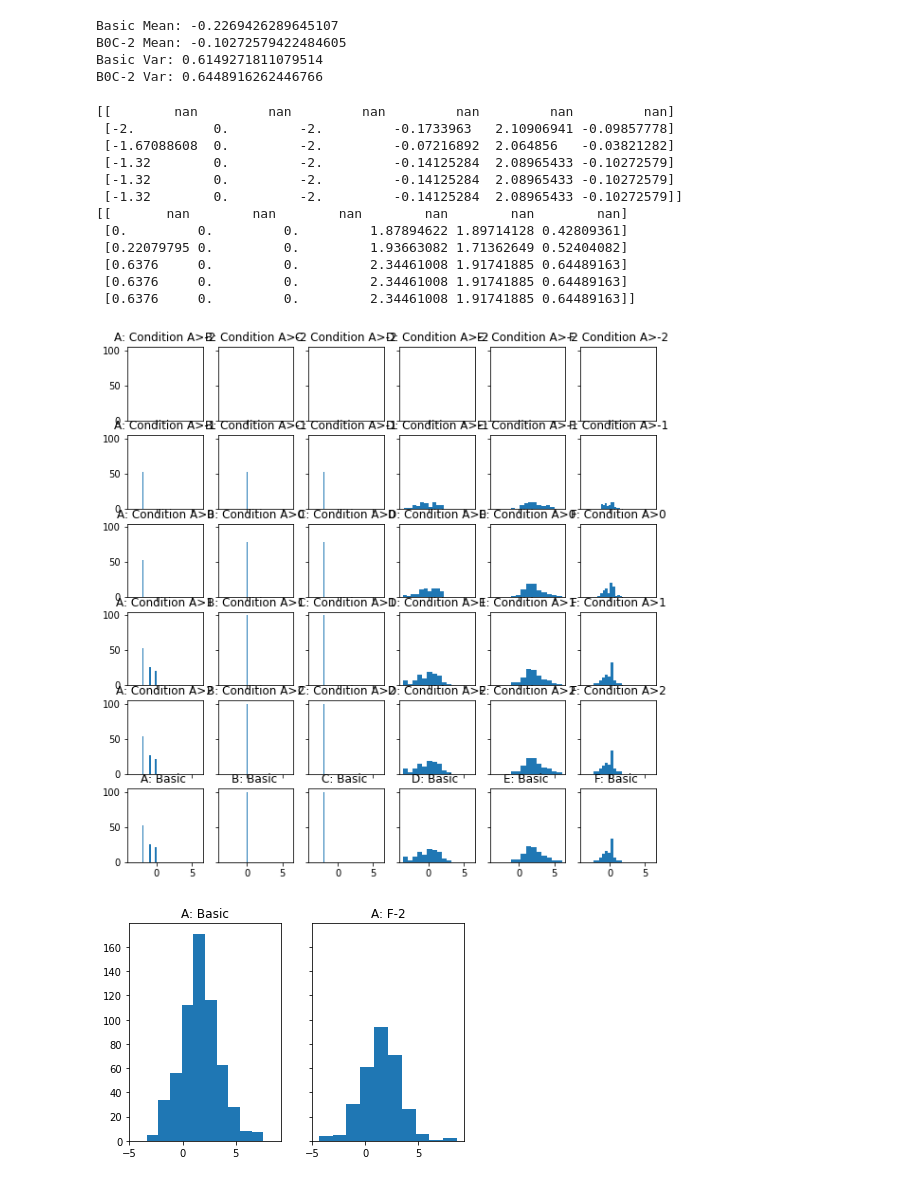
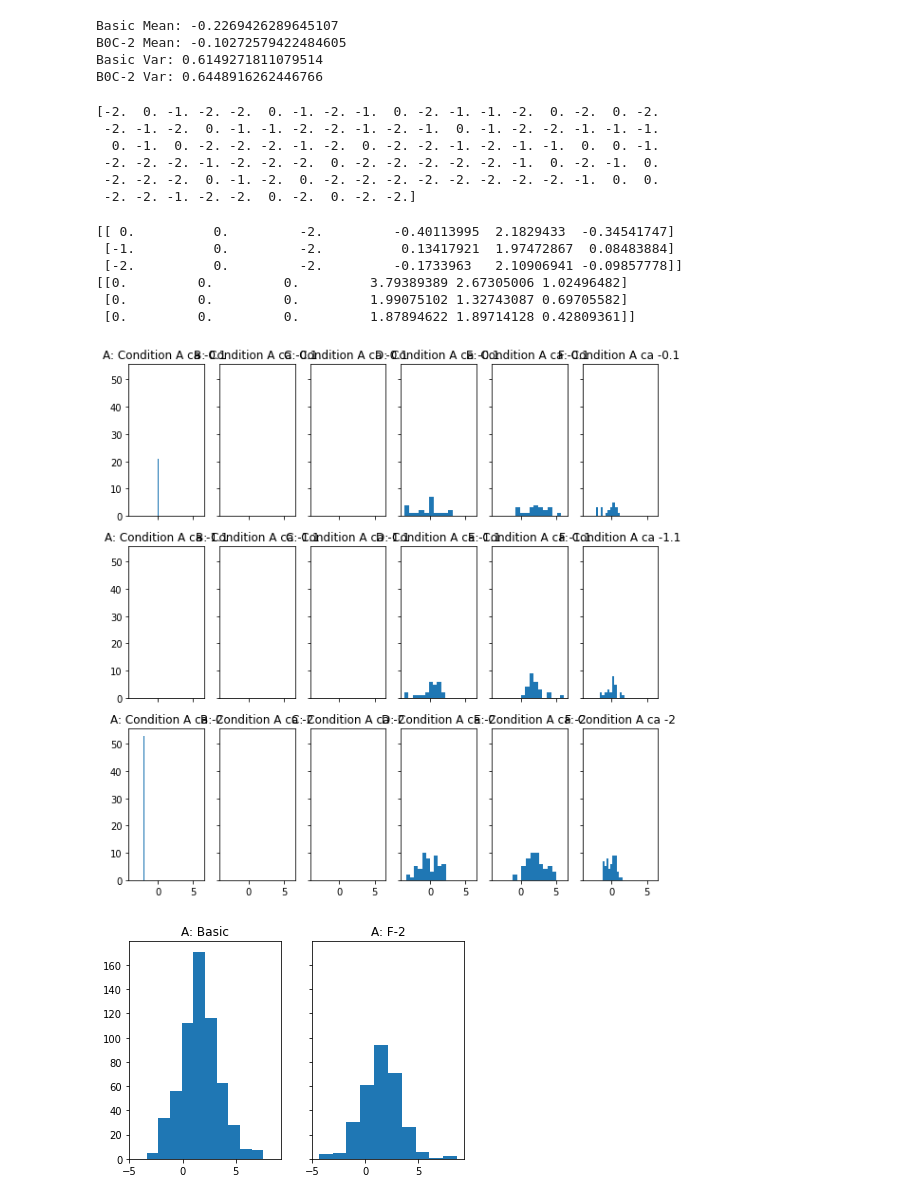
Before and after one commit to VeryThankYou/AktivMLCausality, a Jupyter notebook: Test_Graph_Notebook.ipynb, the cells around one changed output. Cells and saved outputs as stored; diff of their text form; code cells hidden in the pictures.

```diff
--- a/Test_Graph_Notebook.ipynb
+++ b/Test_Graph_Notebook.ipynb
@@ -850,42 +696,51 @@ Basic Mean: -0.2269426289645107
 B0C-2 Mean: -0.10272579422484605
 Basic Var: 0.6149271811079514
 B0C-2 Var: 0.6448916262446766
+# %%
+print(data_b0c2_matrix[:,0])
+# %% [output]
+[-2.  0. -1. -2. -2.  0. -1. -2. -1.  0. -2. -1. -1. -2.  0. -2.  0. -2.
+ -2. -1. -2.  0. -1. -1. -2. -2. -1. -2. -1.  0. -1. -2. -2. -1. -1. -1.
+  0. -1.  0. -2. -2. -2. -1. -2.  0. -2. -2. -1. -2. -1. -1.  0.  0. -1.
+ -2. -2. -2. -1. -2. -2. -2.  0. -2. -2. -2. -2. -2. -1.  0. -2. -1.  0.
+ -2. -2. -2.  0. -1. -2.  0. -2. -2. -2. -2. -2. -2. -2. -2. -1.  0.  0.
+ -2. -2. -1. -2. -2.  0. -2.  0. -2. -2.]
 # %%
-condition2(data_b0c2_matrix, 0)
+#condition2(data_b0c2_matrix, 0)
+data = data_b0c2_matrix
 attributeNames = ["A","B","C","D","E","F"]
-fig, ax = plt.subplots(nrows = 6, ncols=6, sharex=True, sharey=True, figsize = (10,10))
-info_mean = np.zeros((6,6))
-info_var = np.zeros((6,6))
-data_cond1 = data[data[:,0]>-0.25]
-data_cond2 = data[(data[:,0]>-1.5) and (data[:,0]<-0.75)]
-data_cond3 = data[data[:,0]<-1.75]
+fig, ax = plt.subplots(nrows = 3, ncols=6, sharex=True, sharey=True, figsize = (10,10))
+info_mean = np.zeros((3,6))
+info_var = np.zeros((3,6))
+data_cond1 = data[data[:,0]==0]
+data_cond2 = data[data[:,0]==-1]
+data_cond3 = data[data[:,0]==-2]
 for j in range(0,6):
-    ax[i,j].hist(data_cond1[:,j])
-    ax[i,j].title.set_text(attributeNames[j] + ": Condition " + attributeNames[0] + ">"+ str(i-2))
-    info_mean[i,j] = np.mean(data_cond[:,j])
-    info_var[i,j] = np.var(data_cond[:,j])
+    ax[0,j].hist(data_cond1[:,j])
+    ax[0,j].title.set_text(attributeNames[j] + ": Condition " + attributeNames[0] + " ca -0.1 ")
+    info_mean[0,j] = np.mean(data_cond1[:,j])
+    info_var[0,j] = np.var(data_cond1[:,j])
 for j in range(0,6):
-    ax[5,j].hist(data[:,j])
-    ax[5,j].title.set_text(attributeNames[j] + ": Basic ")
-    info_mean[5,j] = np.mean(data[:,j])
-    info_var[5,j] = np.var(data[:,j])
+    ax[1,j].hist(data_cond2[:,j])
+    ax[1,j].title.set_text(attributeNames[j] + ": Condition " + attributeNames[0] + " ca -1.1")
+    info_mean[1,j] = np.mean(data_cond2[:,j])
+    info_var[1,j] = np.var(data_cond2[:,j])
+for j in range(0,6):
+    ax[2,j].hist(data_cond3[:,j])
+    ax[2,j].title.set_text(attributeNames[j] + ": Condition " + attributeNames[0] + " ca -2")
+    info_mean[2,j] = np.mean(data_cond3[:,j])
+    info_var[2,j] = np.var(data_cond3[:,j])
 print(info_mean)
 print(info_var)
 plt.show()
 # %% [output]
-[[        nan         nan         nan         nan         nan         nan]
- [-2.          0.         -2.         -0.1733963   2.10906941 -0.09857778]
- [-1.67088608  0.         -2.         -0.07216892  2.064856   -0.03821282]
- [-1.32        0.         -2.         -0.14125284  2.08965433 -0.10272579]
- [-1.32        0.         -2.         -0.14125284  2.08965433 -0.10272579]
- [-1.32        0.         -2.         -0.14125284  2.08965433 -0.10272579]]
-[[       nan        nan        nan        nan        nan        nan]
- [0.         0.         0.         1.87894622 1.89714128 0.42809361]
- [0.22079795 0.         0.         1.93663082 1.71362649 0.52404082]
- [0.6376     0.         0.         2.34461008 1.91741885 0.64489163]
- [0.6376     0.         0.         2.34461008 1.91741885 0.64489163]
- [0.6376     0.         0.         2.34461008 1.91741885 0.64489163]]
+[[ 0.          0.         -2.         -0.40113995  2.1829433  -0.34541747]
+ [-1.          0.         -2.          0.13417921  1.97472867  0.08483884]
+ [-2.          0.         -2.         -0.1733963   2.10906941 -0.09857778]]
+[[0.         0.         0.         3.79389389 2.67305006 1.02496482]
+ [0.         0.         0.         1.99075102 1.32743087 0.69705582]
+ [0.         0.         0.         1.87894622 1.89714128 0.42809361]]
-[figure, old version]
+[figure, new version]
 # %%
 data_fminus2 = pd.read_csv("data_Fminus2.csv")
 data_fminus2_matrix = data_fminus2[attributeNames].to_numpy()
```
Also changed, not shown: parts of 11 cells of this notebook, 2 other files.
